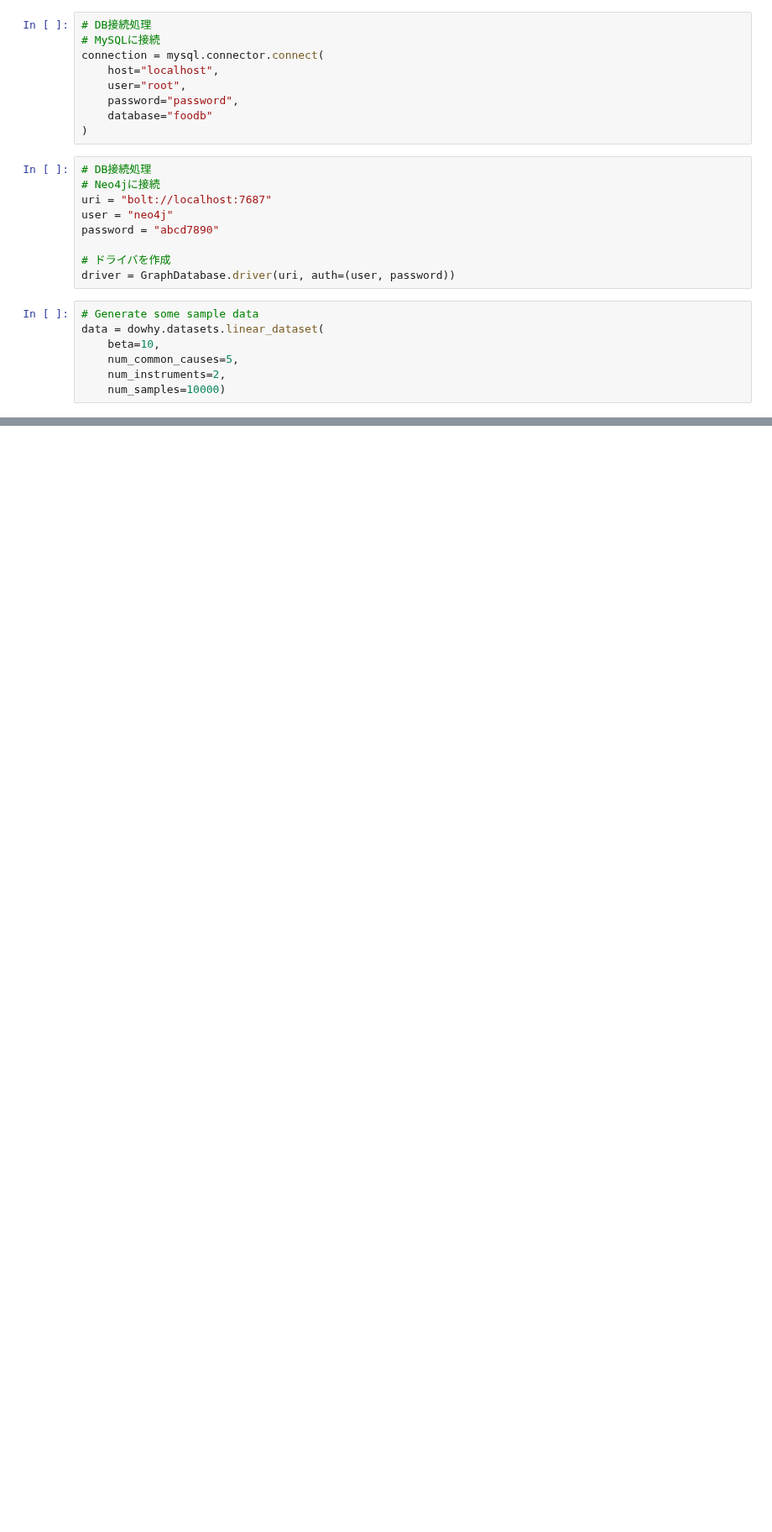
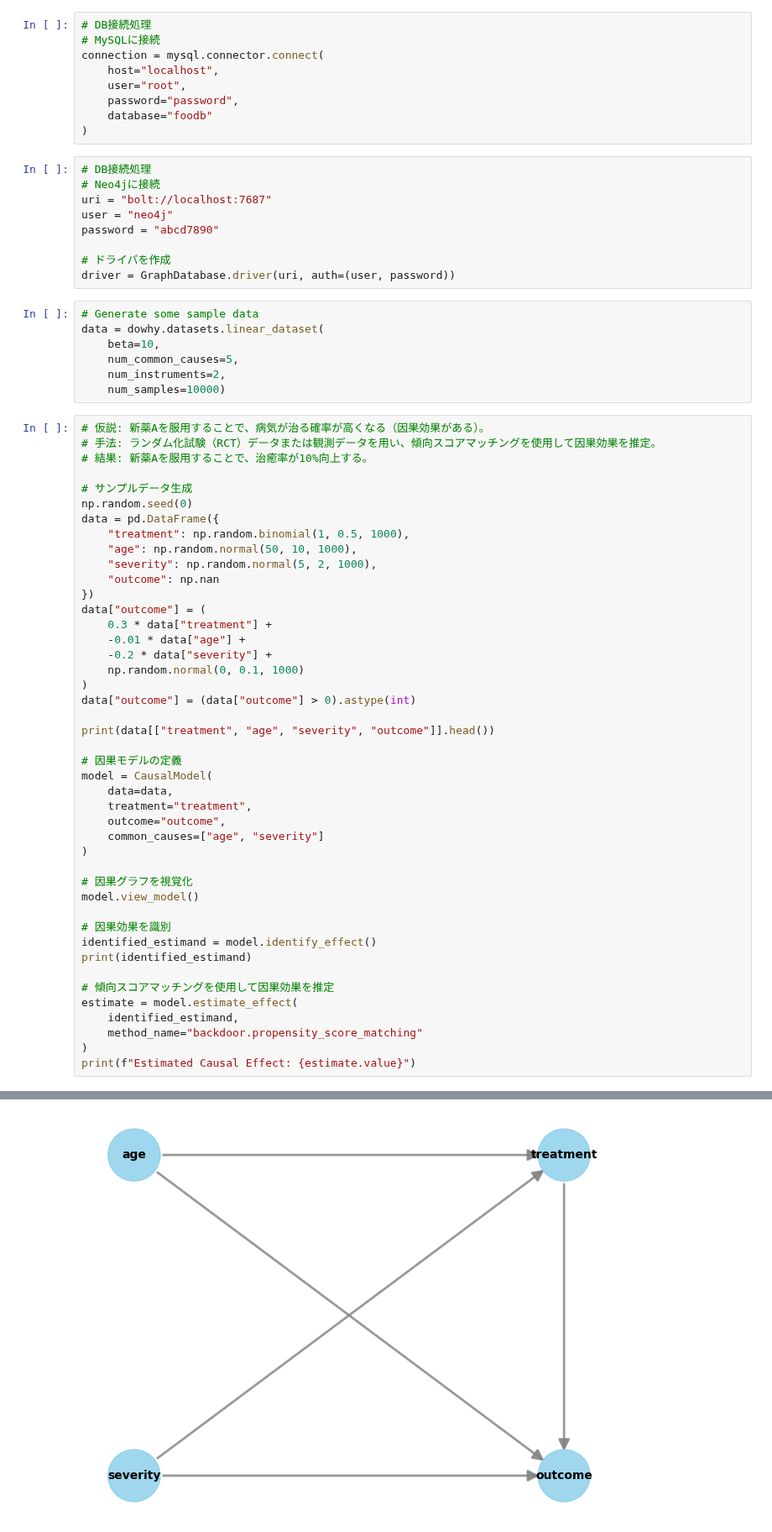
Before and after one commit to MariMurotani/RecipeHack, a Jupyter notebook: jupyter/do_why_test.ipynb, the cells around one changed output, grey strips where cells are left out. Shown at 84% size. Saved outputs shown, nothing was run; the diff lists cells and outputs as text; blank space fills up the shorter version.

Commit message:
causelmodel start

```diff
--- a/jupyter/do_why_test.ipynb
+++ b/jupyter/do_why_test.ipynb
@@ -47,3 +47,48 @@ data = dowhy.datasets.linear_dataset(
     num_common_causes=5,
     num_instruments=2,
     num_samples=10000)
+# %%
+# 仮説: 新薬Aを服用することで、病気が治る確率が高くなる（因果効果がある）。
+# 手法: ランダム化試験（RCT）データまたは観測データを用い、傾向スコアマッチングを使用して因果効果を推定。
+# 結果: 新薬Aを服用することで、治癒率が10%向上する。
+
+# サンプルデータ生成
+np.random.seed(0)
+data = pd.DataFrame({
+    "treatment": np.random.binomial(1, 0.5, 1000),
+    "age": np.random.normal(50, 10, 1000),
+    "severity": np.random.normal(5, 2, 1000),
+    "outcome": np.nan
+})
+data["outcome"] = (
+    0.3 * data["treatment"] +
+    -0.01 * data["age"] +
+    -0.2 * data["severity"] +
+    np.random.normal(0, 0.1, 1000)
+)
+data["outcome"] = (data["outcome"] > 0).astype(int)
+
+print(data[["treatment", "age", "severity", "outcome"]].head())
+
+# 因果モデルの定義
+model = CausalModel(
+    data=data,
+    treatment="treatment",
+    outcome="outcome",
+    common_causes=["age", "severity"]
+)
+
+# 因果グラフを視覚化
+model.view_model()
+
+# 因果効果を識別
+identified_estimand = model.identify_effect()
+print(identified_estimand)
+
+# 傾向スコアマッチングを使用して因果効果を推定
+estimate = model.estimate_effect(
+    identified_estimand,
+    method_name="backdoor.propensity_score_matching"
+)
+print(f"Estimated Causal Effect: {estimate.value}")
+# %% [output]
@@ -49,0 +101 @@ data = dowhy.datasets.linear_dataset(
+[figure, added]
```
Also changed, not shown: parts of 3 cells of this notebook, 3 other files.
